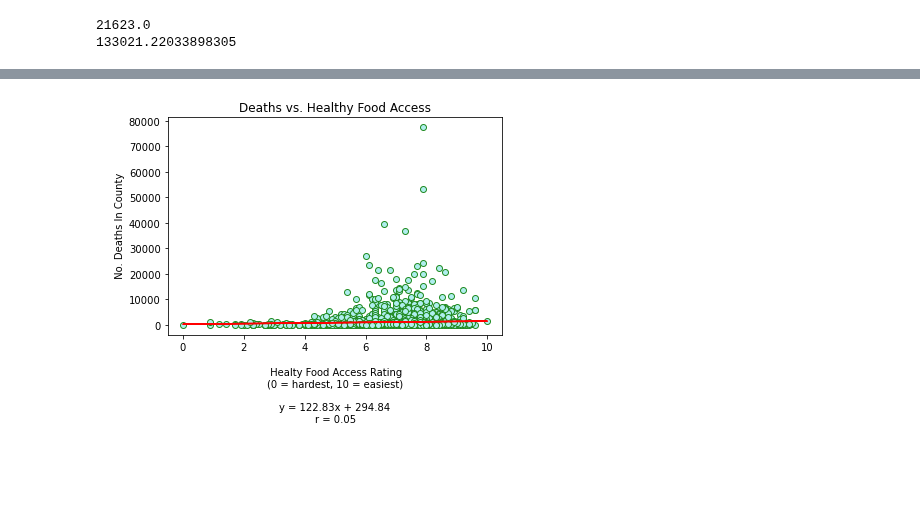
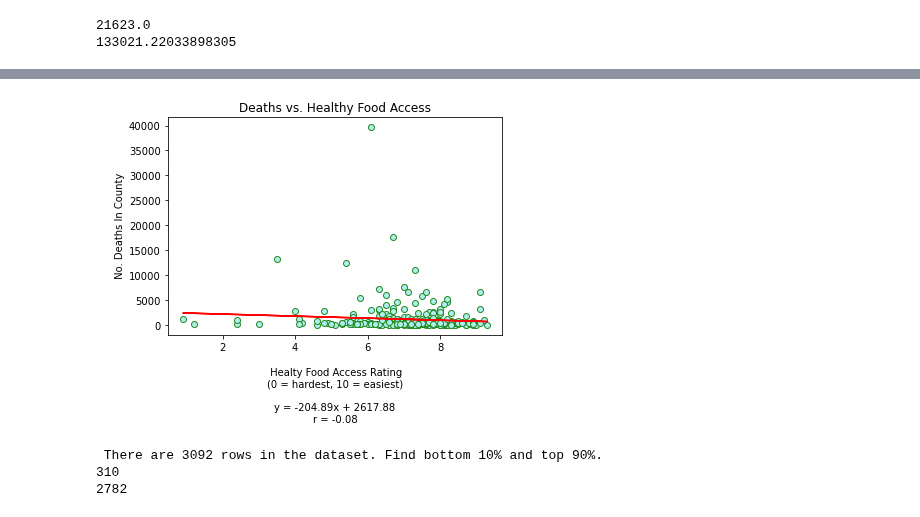
Before and after one commit to Ssimoes48/Food-Deserts-Analysis, a Jupyter notebook: kasey_nb.ipynb, the cells around one changed output, grey strips where cells are left out. Cells and saved outputs as stored; diff of their text form; code cells hidden in the pictures; blank space fills up the shorter version.

```diff
--- a/kasey_nb.ipynb
+++ b/kasey_nb.ipynb
@@ -11,7 +11,7 @@ import random
 # %%
 ## import base data file and read in dataframe
 
-data_file = "Resources/clean_with_lat_long.csv"
+data_file = "Resources/clean_data2.csv"
 data_df = pd.read_csv(data_file)
 data_df
 # %% [output]
@@ -222,32 +228,56 @@ fig5.savefig("Scatter_Plots/Fig 05 - Diabetes_FoodIndex", dpi=100)
 # %%
 ## plot food environment index vs #deaths
 ## get df with only values that correspond for both series
-plot6_df = data_df[(pd.notnull(data_df['Food Environment Index'])) & (pd.notnull(data_df['# Deaths']))]
+plot1_df = data_df[(pd.notnull(data_df['Food Environment Index'])) & (pd.notnull(data_df['# Deaths']))]
 
-## Set axes
-x_axis = plot6_df['Food Environment Index']
-y_axis = plot6_df['# Deaths']
+## plot subset of the data - 300 is about 10 to 20 percent
+subset_size = 300
+x_axis = np.random.choice(plot1_df['Food Environment Index'], subset_size, replace=False)
+y_axis = np.random.choice(plot1_df['# Deaths'], subset_size, replace=False)
 
 ## parameters for linear regression
 (slope, intercept, rvalue, pvalue, stderr) = linregress(x_axis, y_axis)
 regress_values = x_axis * slope + intercept
 line_eq = "y = " + str(round(slope,2)) + "x + " + str(round(intercept,2))
 
 plt.plot(x_axis, regress_values, "r-")
 
 ## Calculate the correlation coefficient and linear regression model
 pearsonr = st.pearsonr(x_axis, y_axis)
 r_display = str(round(pearsonr[0],2))
 
 ## scatter plot
 plot6 = plt.scatter(x_axis, y_axis, marker="o", facecolors="paleturquoise", edgecolors="forestgreen")
 
 plt.title(f"Deaths vs. Healthy Food Access")
 plt.xlabel("\n Healty Food Access Rating" + "\n" "(0 = hardest, 10 = easiest)" + "\n" + "\n" + line_eq + "\n" + "r = " + r_display)
 plt.ylabel("\n No. Deaths In County")
 
 fig6 = plt.gcf()
 plt.show()
 fig6.savefig("Scatter_Plots/Fig 06 - Deaths_FoodIndex", dpi=100)
 # %% [output]
-[figure, old version]
+[figure, new version]
+# %%
+# identify people in food deserts vs people not.  Per USDA, approximately 10% of census tracts are food
+# deserts. We will assume, for simplicity sake, that approximately 10% of our counties are food deserts.
+# So need to get the Food Environment Index (FEI) ratings of the bottom 10% of counties.
+# FEI = Indicator of access to healthy foods - 0 is worst, 10 is best
+
+# First, get df where at least the FEI column is complete:
+FEI_df = data_df.loc[data_df['Food Environment Index'] > 0, :]
+
+FEI_len = len(FEI_df['Food Environment Index'])
+print(f" There are {FEI_len} rows in the dataset. Find bottom 10% and top 90%.")
+
+#sort dataframa by FEI rank
+FEI_sort_df = FEI_df.sort_values(by = ['Food Environment Index'], ascending=True)
+len10 = int(round((FEI_len * 0.1), -1))
+len90 = FEI_len - len10
+
+print(len10)
+print(len90)
+# %% [output]
+ There are 3092 rows in the dataset. Find bottom 10% and top 90%.
+310
+2782
```
Also changed, not shown: parts of 13 cells of this notebook, 19 other files.
